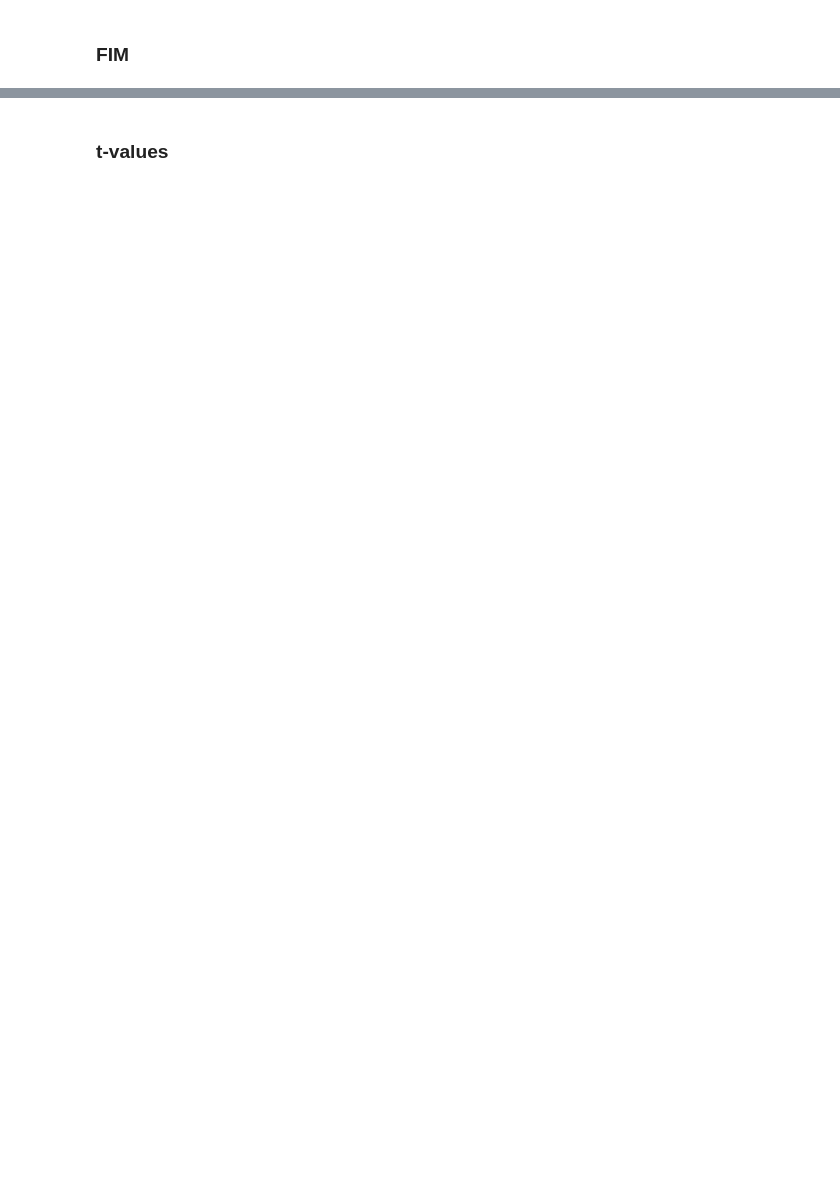
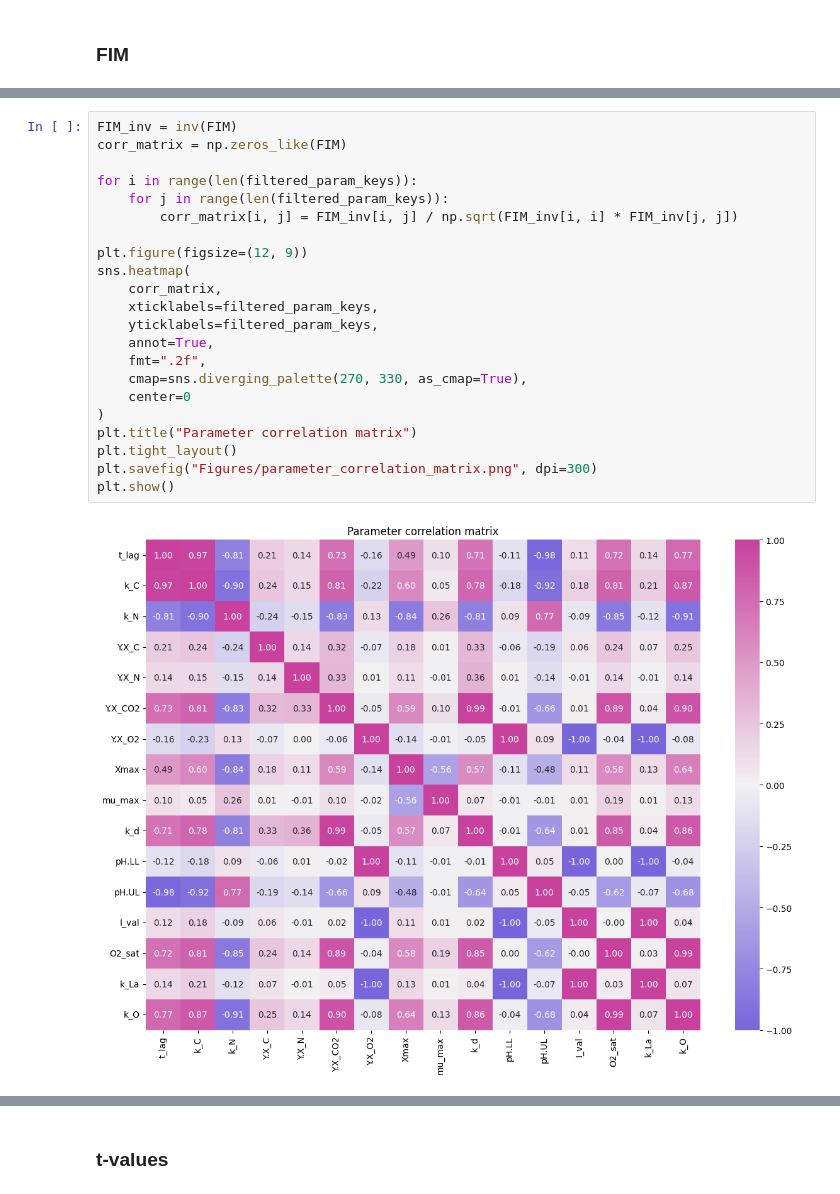
Before and after one commit to Laefivy/M.smegmatis, a Jupyter notebook: Sensitivity_analysis.ipynb, the cells around one changed output, grey strips where cells are left out. Cells and saved outputs as stored; diff of their text form; blank space fills up the shorter version.

```diff
--- a/Sensitivity_analysis.ipynb
+++ b/Sensitivity_analysis.ipynb
@@ -433 +391,25 @@ Valores propios: [6.04132085e-10 1.12778288e-06 4.19931982e-03 2.22501212e-02
+# %%
+FIM_inv = inv(FIM)
+corr_matrix = np.zeros_like(FIM)
+
+for i in range(len(filtered_param_keys)):
+    for j in range(len(filtered_param_keys)):
+        corr_matrix[i, j] = FIM_inv[i, j] / np.sqrt(FIM_inv[i, i] * FIM_inv[j, j])
+
+plt.figure(figsize=(12, 9))
+sns.heatmap(
+    corr_matrix,
+    xticklabels=filtered_param_keys,
+    yticklabels=filtered_param_keys,
+    annot=True,
+    fmt=".2f",
+    cmap=sns.diverging_palette(270, 330, as_cmap=True),
+    center=0
+)
+plt.title("Parameter correlation matrix")
+plt.tight_layout()
+plt.savefig("Figures/parameter_correlation_matrix.png", dpi=300)
+plt.show()
+# %% [output]
+[figure, added]
 # %%
```
Also changed, not shown: parts of 11 cells of this notebook.
